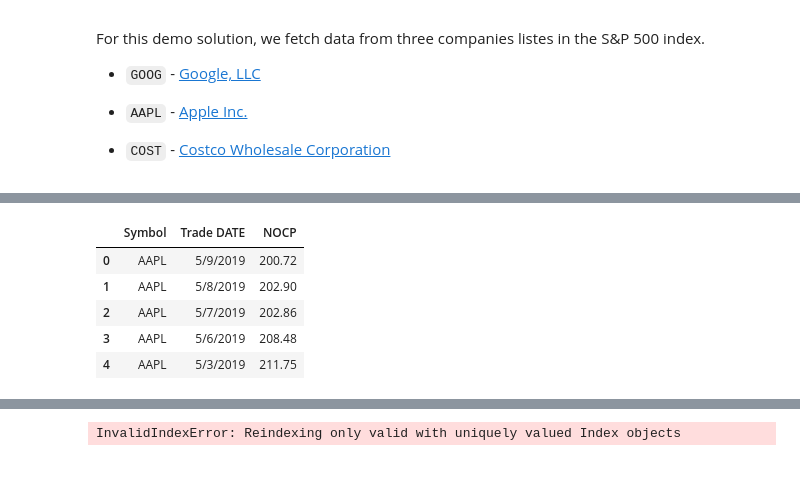
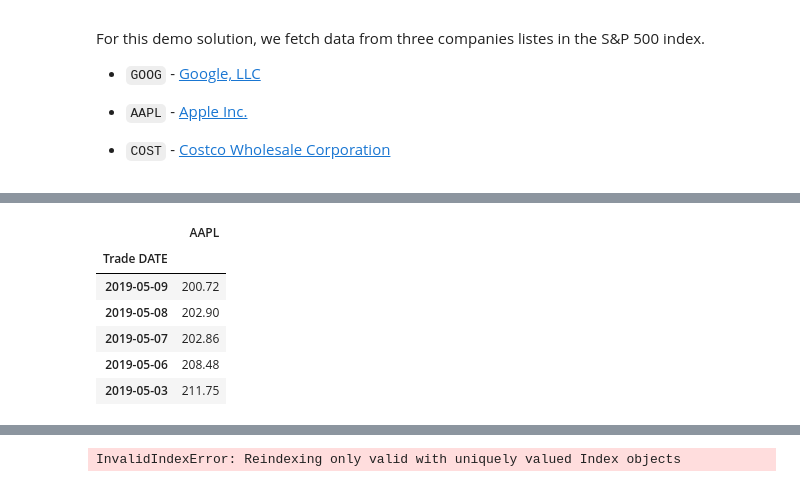
Before and after one commit to mauricedure/Whale_Off_The_Portfolio, a Jupyter notebook: whale_analysis.ipynb, the cells around one changed output, grey strips where cells are left out. Cells and saved outputs as stored; diff of their text form; code cells hidden in the pictures.

```diff
--- a/whale_analysis.ipynb
+++ b/whale_analysis.ipynb
@@ -450,15 +472,19 @@ ValueError: Invalid file path or buffer object type: <class 'pandas.core.frame.D
 # %%
 # Reading data from 3rd stock
 apple_data = Path("../Starter_Code/Resources/aapl_historical.csv")
-apple_df = pd.read_csv(apple_data)
+apple_df = pd.read_csv(apple_data, index_col="Trade DATE", infer_datetime_format=True, parse_dates=True)
+apple_df = apple_df.drop(["Symbol"], axis=1)
+apple_df = apple_df.rename(columns={'NOCP' : 'AAPL'})
+apple_df.sort_values("Trade DATE", ascending=False)
 apple_df.head()
 # %% [output]
-|  | Symbol | Trade DATE | NOCP |
-| 0 | AAPL | 5/9/2019 | 200.72 |
-| 1 | AAPL | 5/8/2019 | 202.90 |
-| 2 | AAPL | 5/7/2019 | 202.86 |
-| 3 | AAPL | 5/6/2019 | 208.48 |
-| 4 | AAPL | 5/3/2019 | 211.75 |
+|  | AAPL |
+| Trade DATE |  |
+| 2019-05-09 | 200.72 |
+| 2019-05-08 | 202.90 |
+| 2019-05-07 | 202.86 |
+| 2019-05-06 | 208.48 |
+| 2019-05-03 | 211.75 |
 # %%
 # Combine all stocks in a single DataFrame
 all_stock_df = pd.concat([goog_df, costco_df, apple_df], axis="columns", join="inner")
```
Also changed, not shown: parts of 7 cells of this notebook.
